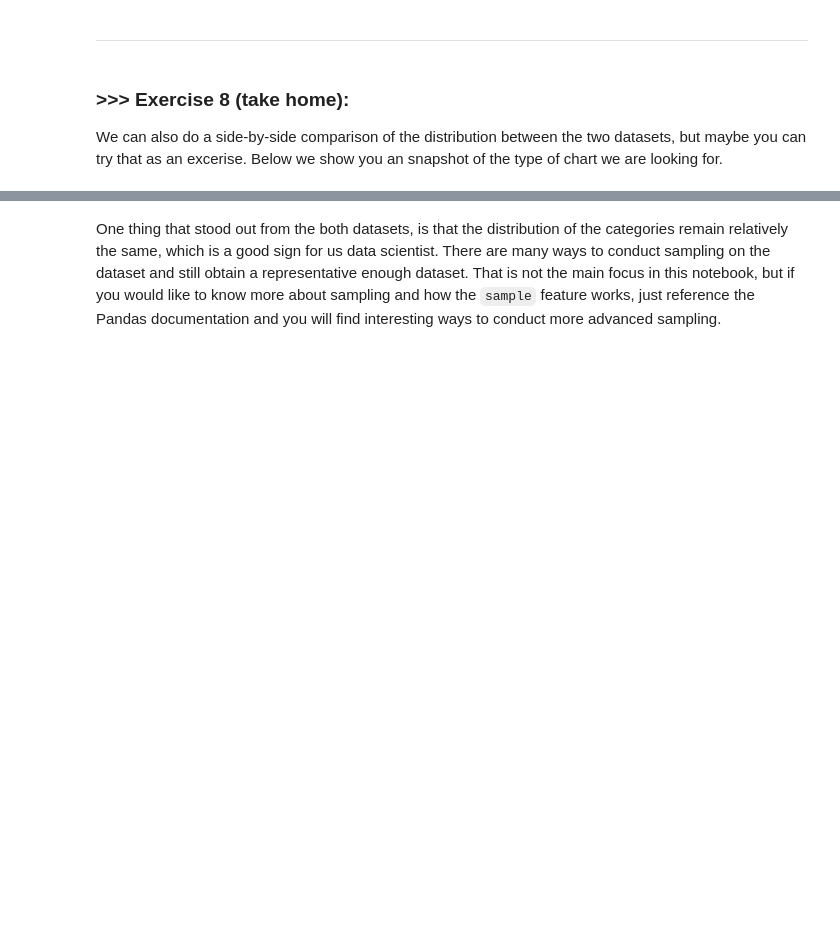
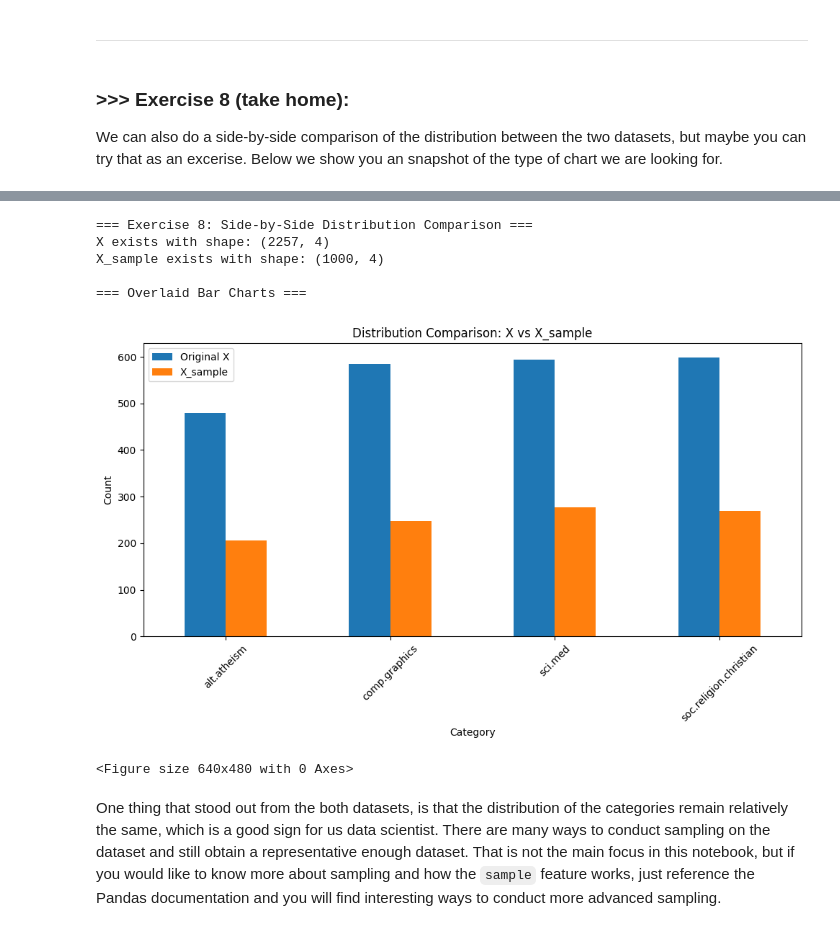
Before and after one commit to Megan123123/DM2025-Lab1-Exercise, a Jupyter notebook: DM2025-Lab1-Master.ipynb, the cells around one changed output, grey strips where cells are left out. Cells and saved outputs as stored; diff of their text form; code cells hidden in the pictures; blank space fills up the shorter version.

```diff
--- a/DM2025-Lab1-Master.ipynb
+++ b/DM2025-Lab1-Master.ipynb
@@ -756,3 +2543,65 @@ We can also do a side-by-side comparison of the distribution between the two dat
+# %%
+# Answer here# Exercise 8: Side-by-Side Distribution Comparison
+print("=== Exercise 8: Side-by-Side Distribution Comparison ===")
+
+# First, ensure both X and X_sample exist
+try:
+    print("X exists with shape:", X.shape)
+    print("X_sample exists with shape:", X_sample.shape)
+except NameError:
+    print("Creating datasets...")
+    import pandas as pd
+    import numpy as np
+    from sklearn.datasets import fetch_20newsgroups
+    import helpers.data_mining_helpers as dmh
+
+    # Load the data
+    categories = ['alt.atheism', 'soc.religion.christian', 'comp.graphics', 'sci.med']
+    twenty_train = fetch_20newsgroups(subset='train', categories=categories, shuffle=True, random_state=42)
+
+    # Create the data frame X
+    X = pd.DataFrame.from_records(dmh.format_rows(twenty_train), columns=['text'])
+    X['category'] = twenty_train.target
+    X['category_name'] = X.category.apply(lambda t: twenty_train.target_names[t])
+
+    # Create X_sample
+    X_sample = X.sample(n=1000, random_state=42)
+
+    print("Datasets created successfully!")
+
+
+
+# Overlaid bar charts
+print("\n=== Overlaid Bar Charts ===")
+fig, ax = plt.subplots(figsize=(10, 6))
+
+# Create DataFrame for comparison
+comparison_df = pd.DataFrame({
+    'Original X': X_counts,
+    'X_sample': X_sample_counts
+}).fillna(0)
+
+# Plot both datasets
+comparison_df.plot(kind='bar', ax=ax, title='Distribution Comparison: X vs X_sample')
+ax.set_ylabel('Count')
+ax.set_xlabel('Category')
+ax.legend()
+plt.xticks(rotation=45)
+plt.tight_layout()
+plt.show()
+
+
+
+plt.tight_layout()
+plt.show()
+# %% [output]
+=== Exercise 8: Side-by-Side Distribution Comparison ===
+X exists with shape: (2257, 4)
+X_sample exists with shape: (1000, 4)
+
+=== Overlaid Bar Charts ===
+[figure, added]
+<Figure size 640x480 with 0 Axes>
 # %% [markdown]
 One thing that stood out from the both datasets, is that the distribution of the categories remain relatively the same, which is a good sign for us data scientist. There are many ways to conduct sampling on the dataset and still obtain a representative enough dataset. That is not the main focus in this notebook, but if you would like to know more about sampling and how the `sample` feature works, just reference the Pandas documentation and you will find interesting ways to conduct more advanced sampling.
 # %% [markdown]
```
Also changed, not shown: parts of 46 cells of this notebook, 1 other file.
